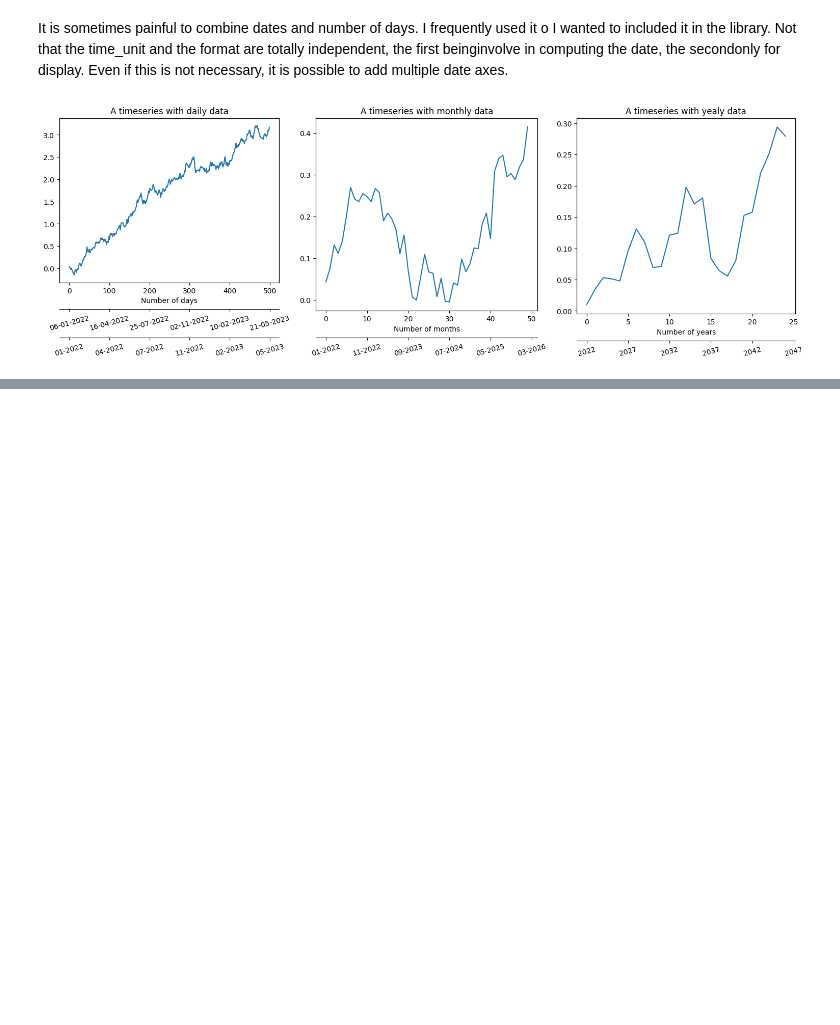
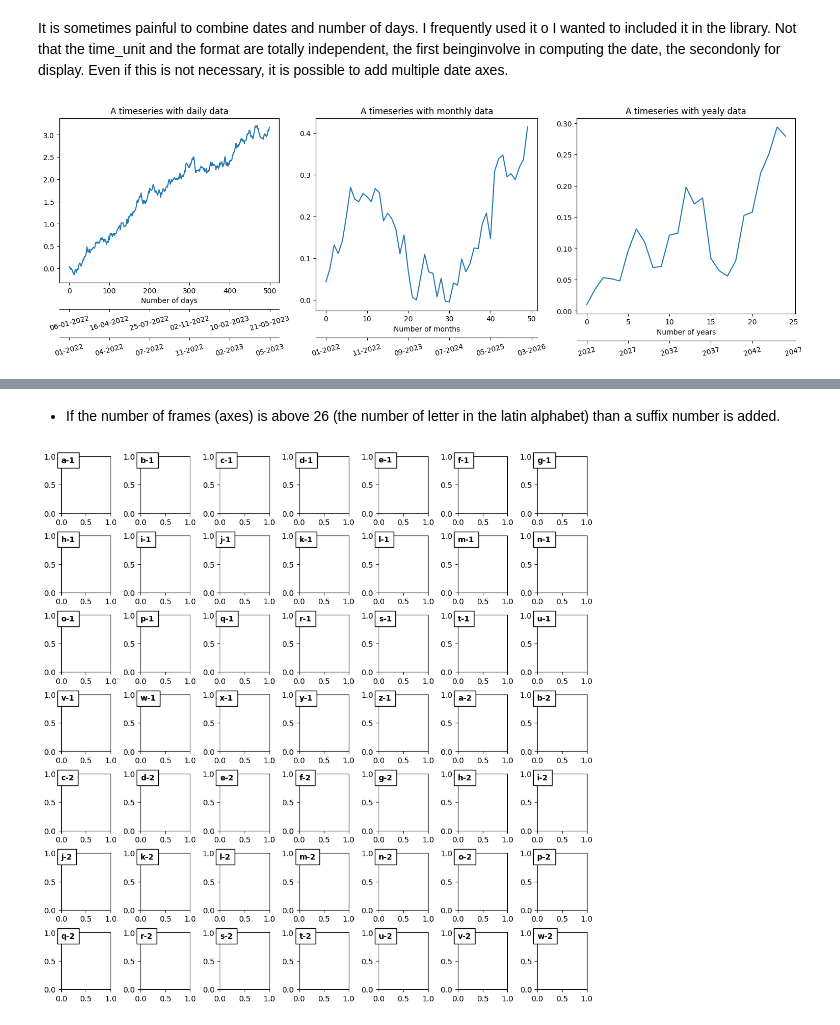
Before and after one commit to antoinecollet5/nested_grid_plotter, a Jupyter notebook: tutorials/utils.ipynb, the cells around one changed output, grey strips where cells are left out. Cells and saved outputs as stored; diff of their text form; code cells hidden in the pictures; blank space fills up the shorter version.

```diff
--- a/tutorials/utils.ipynb
+++ b/tutorials/utils.ipynb
@@ -418,0 +429,10 @@ ax3 = ngp.add_xaxis_twin_as_date(
+# %% [markdown]
+- If the number of frames (axes) is above 26 (the number of letter in the latin alphabet) than a suffix number is added.
+# %%
+plotter = ngp.NestedGridPlotter(
+    fig_params={"constrained_layout": True, "figsize": (10, 10)},
+    subfigs_params={"ncols": 7, "nrows": 7},
+)
+ngp.add_letter_to_frames(plotter.axes)
+# %% [output]
+[figure, added]
```
Also changed, not shown: parts of 3 cells of this notebook, 8 other files.
